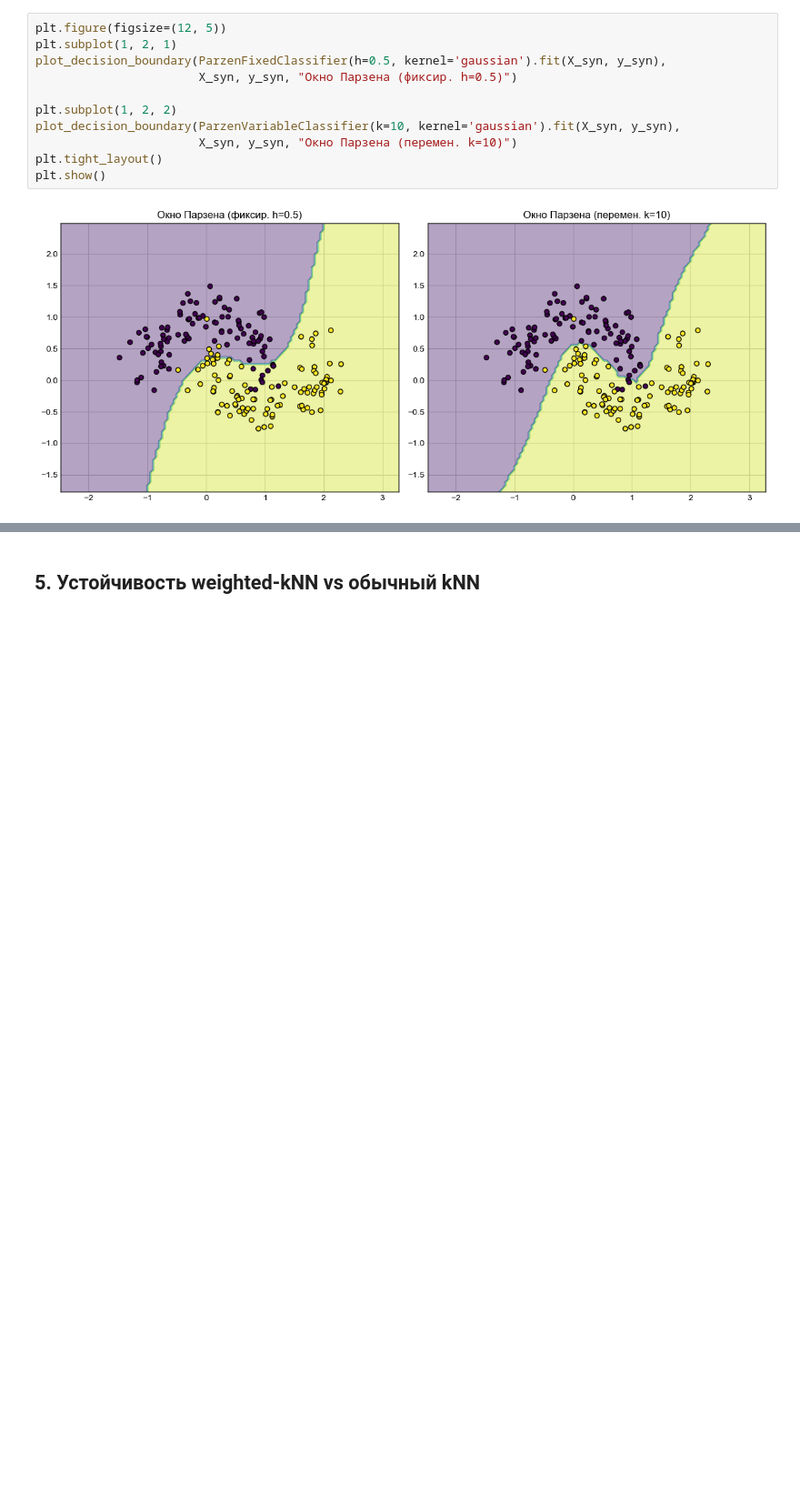
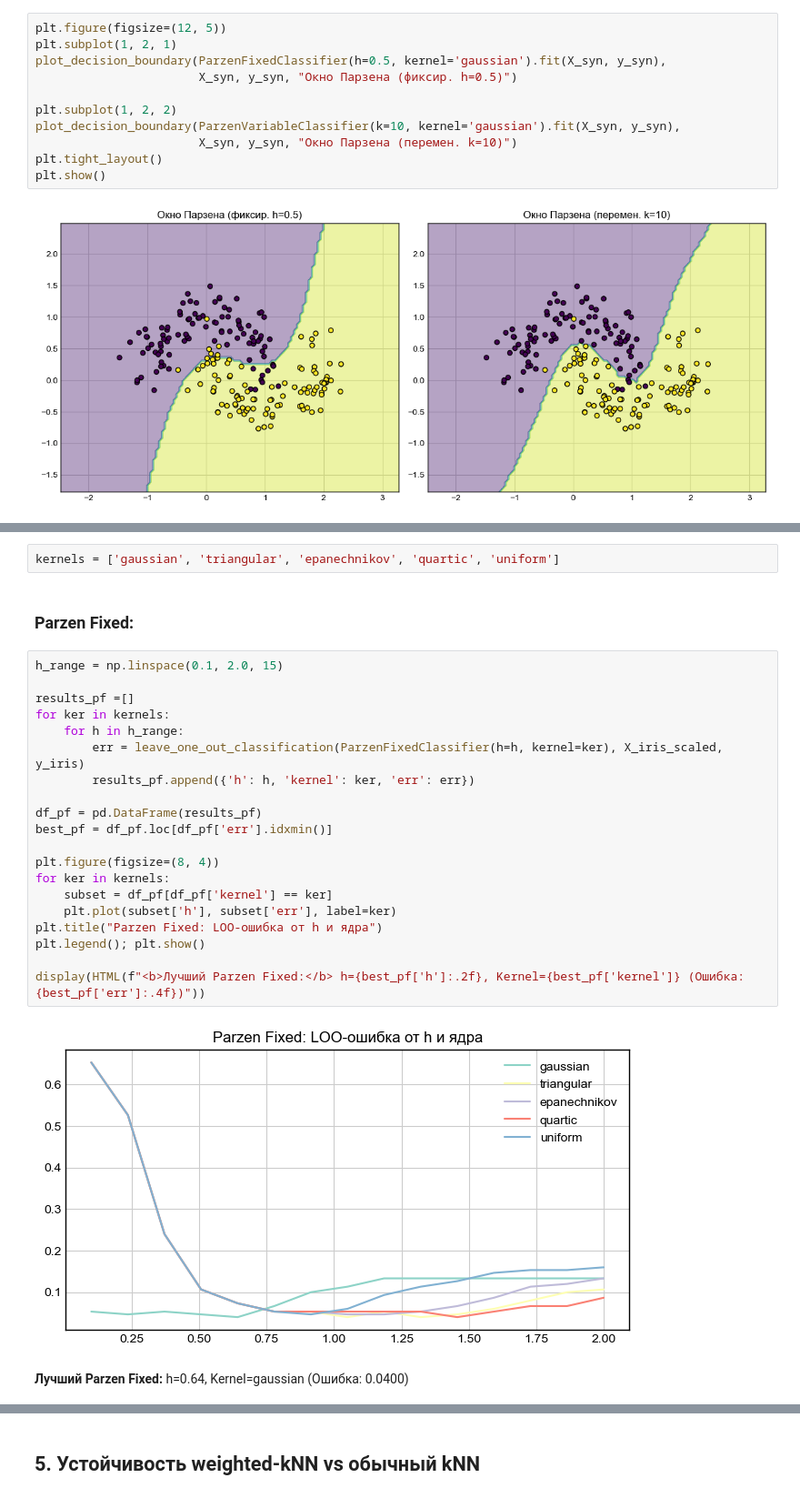
Before and after one commit to Toxele/Functional-Analysis-Cases-5-6-7, a Jupyter notebook: case_5/case_5.ipynb, the cells around one changed output, grey strips where cells are left out. Shown at 91% size. Drawn from its saved outputs; the diff is of its cells as text; blank space fills up the shorter version.

```diff
--- a/case_5/case_5.ipynb
+++ b/case_5/case_5.ipynb
@@ -170,0 +142,27 @@ display(results_best.style.hide(axis="index"))
+# %%
+kernels = ['gaussian', 'triangular', 'epanechnikov', 'quartic', 'uniform']
+# %% [markdown]
+### Parzen Fixed:
+# %%
+h_range = np.linspace(0.1, 2.0, 15)
+
+results_pf =[]
+for ker in kernels:
+    for h in h_range:
+        err = leave_one_out_classification(ParzenFixedClassifier(h=h, kernel=ker), X_iris_scaled, y_iris)
+        results_pf.append({'h': h, 'kernel': ker, 'err': err})
+
+df_pf = pd.DataFrame(results_pf)
+best_pf = df_pf.loc[df_pf['err'].idxmin()]
+
+plt.figure(figsize=(8, 4))
+for ker in kernels:
+    subset = df_pf[df_pf['kernel'] == ker]
+    plt.plot(subset['h'], subset['err'], label=ker)
+plt.title("Parzen Fixed: LOO-ошибка от h и ядра")
+plt.legend(); plt.show()
+
+display(HTML(f"<b>Лучший Parzen Fixed:</b> h={best_pf['h']:.2f}, Kernel={best_pf['kernel']} (Ошибка: {best_pf['err']:.4f})"))
+# %% [output]
+[figure, added]
+Лучший Parzen Fixed: h=0.64, Kernel=gaussian (Ошибка: 0.0400)
```
Also changed, not shown: parts of 9 cells of this notebook.
